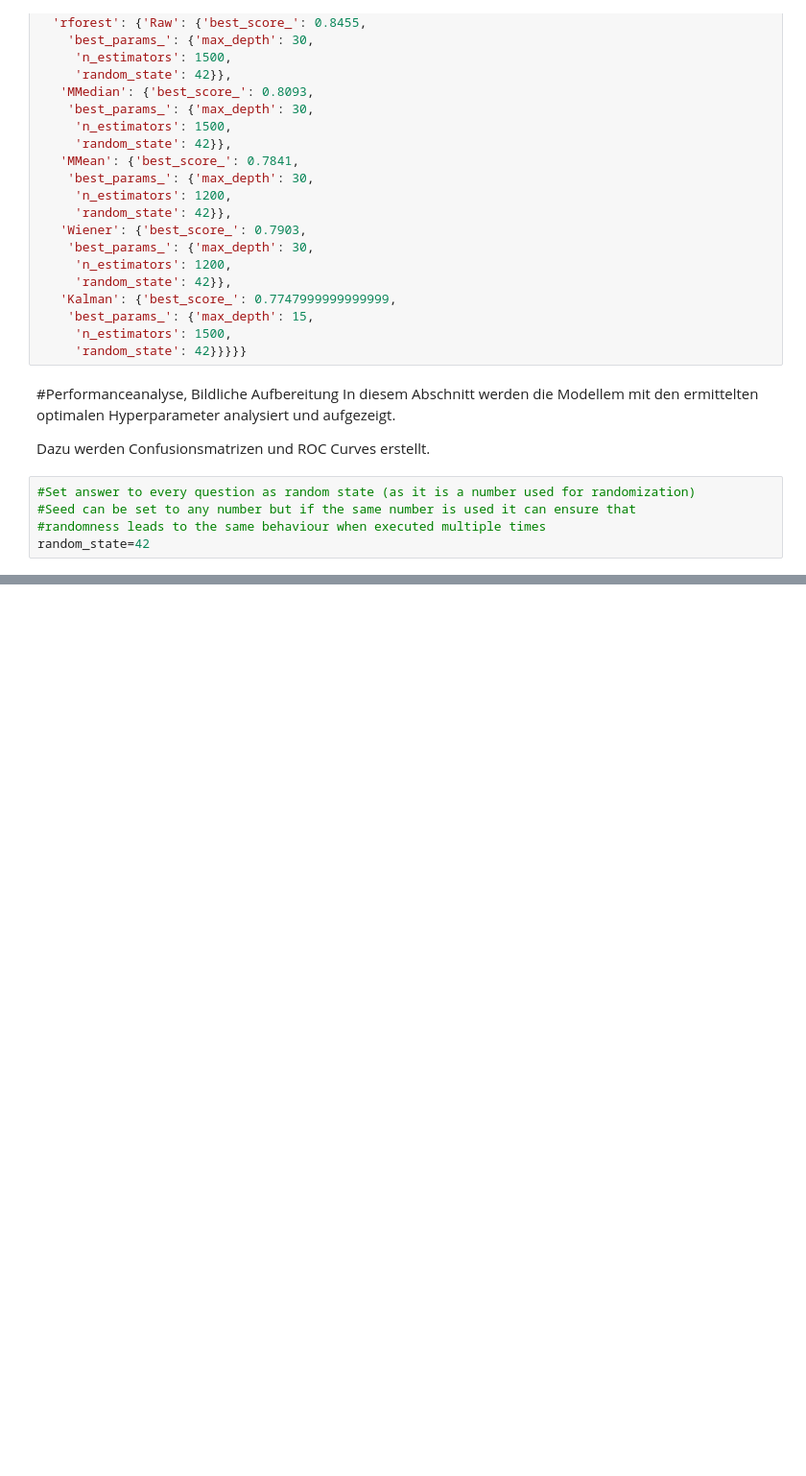
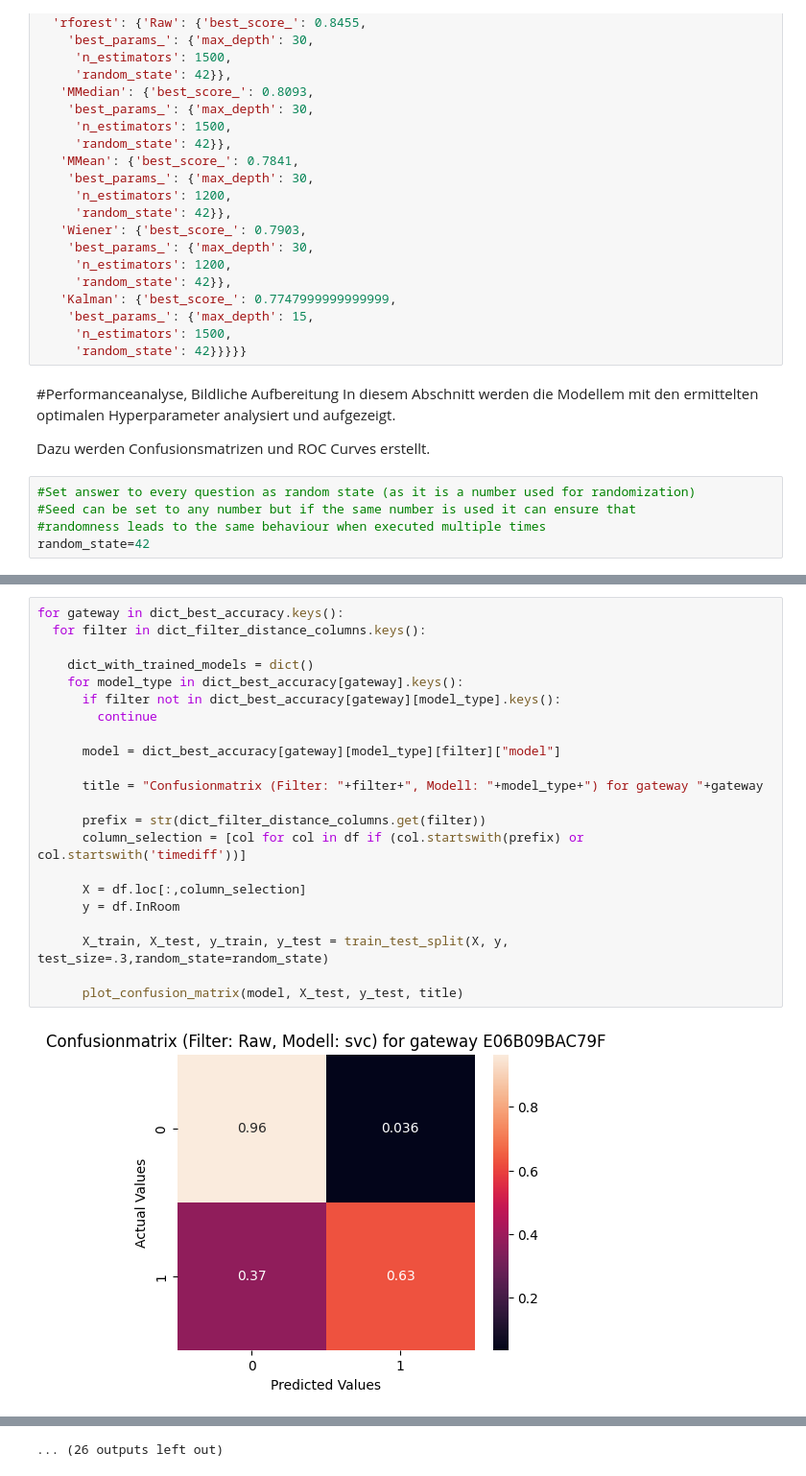
Before and after one commit to wagneced/IndoorTrackingML, a Jupyter notebook: IndoorTrackingML.ipynb, the cells around one changed output, grey strips where cells are left out. Shown at 96% size. Drawn from its saved outputs; the diff is of its cells as text; blank space fills up the shorter version.

```diff
--- a/IndoorTrackingML.ipynb
+++ b/IndoorTrackingML.ipynb
@@ -939,0 +978,24 @@ dict_keys(['best_score_', 'best_params_'])
+# %%
+for gateway in dict_best_accuracy.keys():
+  for filter in dict_filter_distance_columns.keys():
+
+    dict_with_trained_models = dict()
+    for model_type in dict_best_accuracy[gateway].keys():
+      if filter not in dict_best_accuracy[gateway][model_type].keys():
+        continue
+
+      model = dict_best_accuracy[gateway][model_type][filter]["model"]
+
+      title = "Confusionmatrix (Filter: "+filter+", Modell: "+model_type+") for gateway "+gateway
+
+      prefix = str(dict_filter_distance_columns.get(filter))
+      column_selection = [col for col in df if (col.startswith(prefix) or col.startswith('timediff'))]
+
+      X = df.loc[:,column_selection]
+      y = df.InRoom
+
+      X_train, X_test, y_train, y_test = train_test_split(X, y, test_size=.3,random_state=random_state)
+
+      plot_confusion_matrix(model, X_test, y_test, title)
+# %% [output]
+[figure, added]
@@ -939,0 +1013 @@ dict_keys(['best_score_', 'best_params_'])
+... (26 outputs left out)
```
Also changed, not shown: parts of 11 cells of this notebook.
